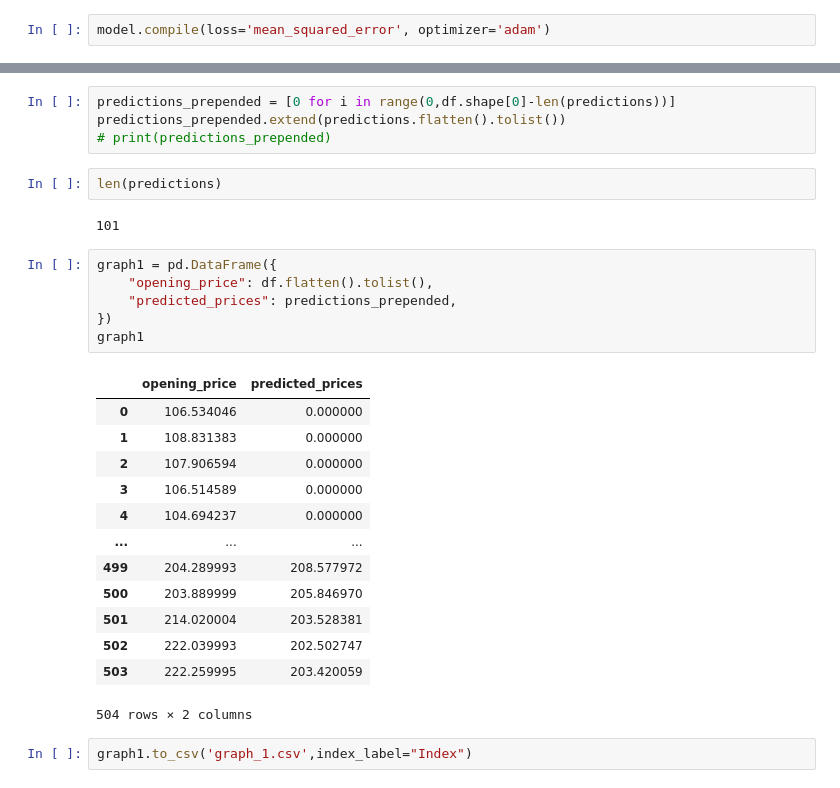
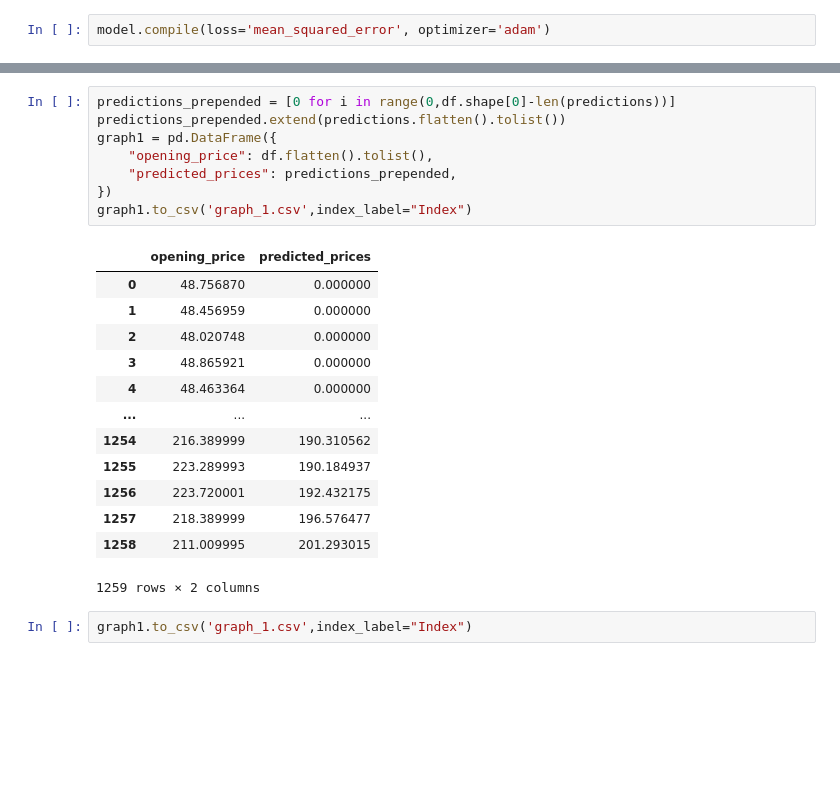
Before and after one commit to arselv/Final_Project, a Jupyter notebook: Jupyter Notebooks/stock-ml.ipynb, the cells around one changed output, grey strips where cells are left out. Cells and saved outputs as stored; diff of their text form; blank space fills up the shorter version.

```diff
--- a/Jupyter Notebooks/stock-ml.ipynb
+++ b/Jupyter Notebooks/stock-ml.ipynb
@@ -197,31 +202,25 @@ array([[208.82000732],
 # %%
 predictions_prepended = [0 for i in range(0,df.shape[0]-len(predictions))]
 predictions_prepended.extend(predictions.flatten().tolist())
-# print(predictions_prepended)
+graph1 = pd.DataFrame({
+    "opening_price": df.flatten().tolist(),
+    "predicted_prices": predictions_prepended,
+})
+graph1.to_csv('graph_1.csv',index_label="Index")
+# %% [output]
+|  | opening_price | predicted_prices |
+| 0 | 48.756870 | 0.000000 |
+| 1 | 48.456959 | 0.000000 |
+| 2 | 48.020748 | 0.000000 |
+| 3 | 48.865921 | 0.000000 |
+| 4 | 48.463364 | 0.000000 |
+| ... | ... | ... |
+| 1254 | 216.389999 | 190.310562 |
+| 1255 | 223.289993 | 190.184937 |
+| 1256 | 223.720001 | 192.432175 |
+| 1257 | 218.389999 | 196.576477 |
+| 1258 | 211.009995 | 201.293015 |
+1259 rows × 2 columns
-# %%
-len(predictions)
-# %% [output]
-101
-# %%
-graph1 = pd.DataFrame({
-    "opening_price": df.flatten().tolist(),
-    "predicted_prices": predictions_prepended,
-})
-graph1
-# %% [output]
-|  | opening_price | predicted_prices |
-| 0 | 106.534046 | 0.000000 |
-| 1 | 108.831383 | 0.000000 |
-| 2 | 107.906594 | 0.000000 |
-| 3 | 106.514589 | 0.000000 |
-| 4 | 104.694237 | 0.000000 |
-| ... | ... | ... |
-| 499 | 204.289993 | 208.577972 |
-| 500 | 203.889999 | 205.846970 |
-| 501 | 214.020004 | 203.528381 |
-| 502 | 222.039993 | 202.502747 |
-| 503 | 222.259995 | 203.420059 |
-504 rows × 2 columns
 # %%
 graph1.to_csv('graph_1.csv',index_label="Index")
 # %%
```
Also changed, not shown: parts of 18 cells of this notebook, 27 other files.
